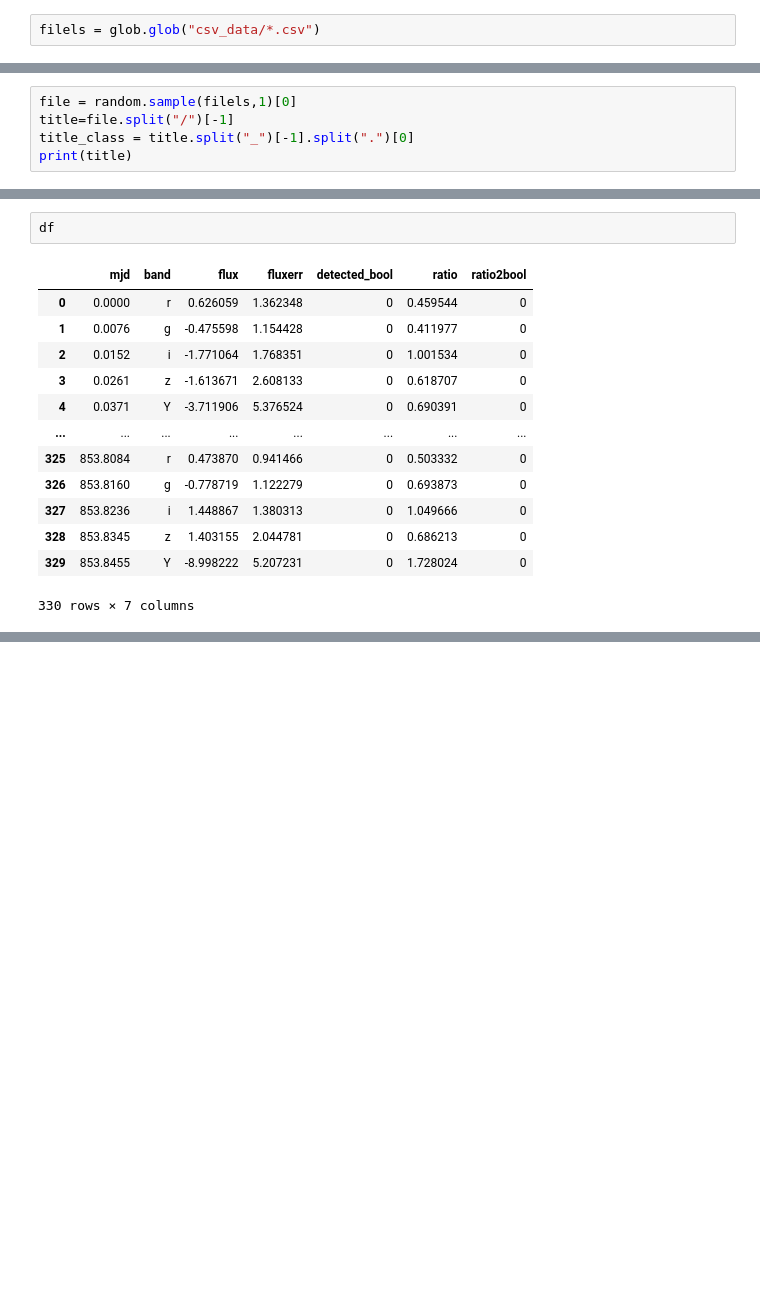
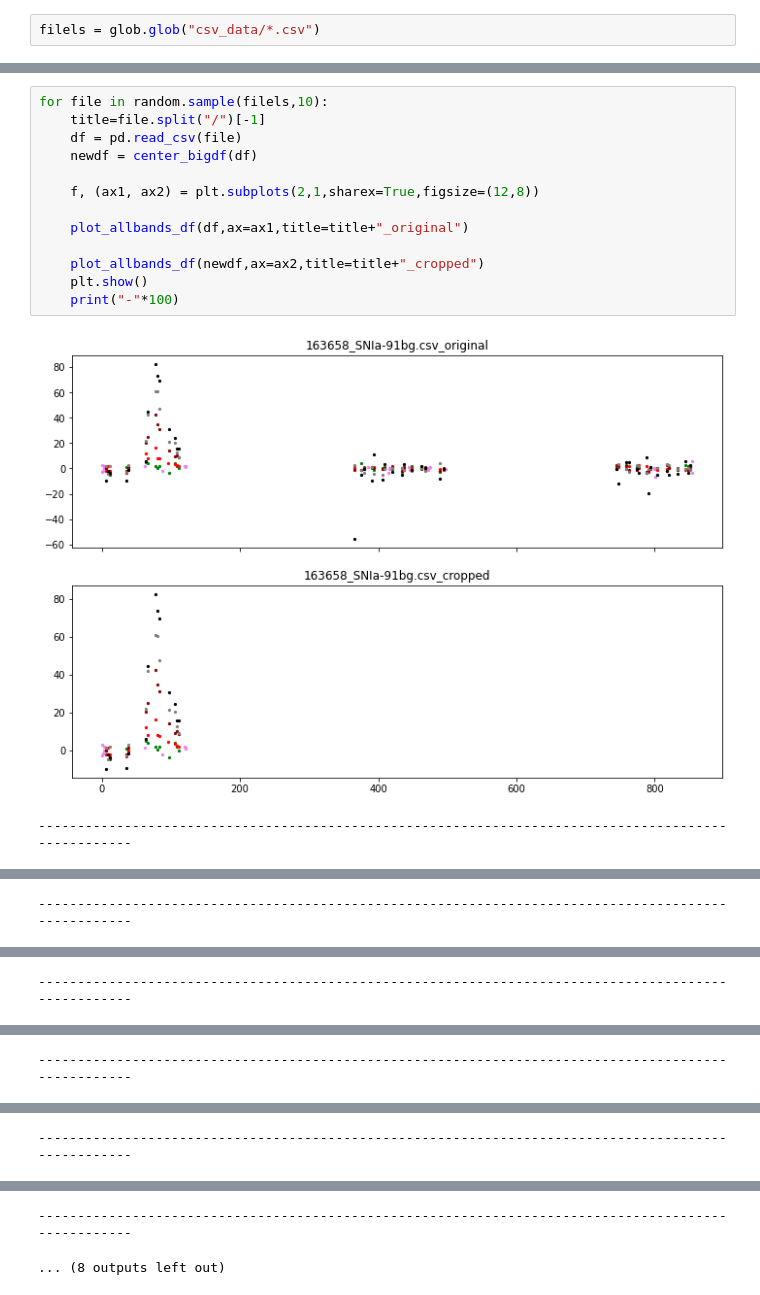
Before and after one commit to sidchaini/centering-time-series-plasticc, a Jupyter notebook: final_exp.ipynb, the cells around one changed output, grey strips where cells are left out. Cells and saved outputs as stored; diff of their text form; blank space fills up the shorter version.

```diff
--- a/final_exp.ipynb
+++ b/final_exp.ipynb
@@ -40,5 +86,0 @@ filels = glob.glob("csv_data/*.csv")
-# %%
-file = random.sample(filels,1)[0]
-title=file.split("/")[-1]
-title_class = title.split("_")[-1].split(".")[0]
-print(title)
@@ -161,16 +87,16 @@ df.loc[(df["mjd"] >= mjdlim_lower) & (df["mjd"] <= mjdlim_upper),"ratio2bool"] =
-# %%
-df
-# %% [output]
-|  | mjd | band | flux | fluxerr | detected_bool | ratio | ratio2bool |
-| 0 | 0.0000 | r | 0.626059 | 1.362348 | 0 | 0.459544 | 0 |
-| 1 | 0.0076 | g | -0.475598 | 1.154428 | 0 | 0.411977 | 0 |
-| 2 | 0.0152 | i | -1.771064 | 1.768351 | 0 | 1.001534 | 0 |
-| 3 | 0.0261 | z | -1.613671 | 2.608133 | 0 | 0.618707 | 0 |
-| 4 | 0.0371 | Y | -3.711906 | 5.376524 | 0 | 0.690391 | 0 |
-| ... | ... | ... | ... | ... | ... | ... | ... |
-| 325 | 853.8084 | r | 0.473870 | 0.941466 | 0 | 0.503332 | 0 |
-| 326 | 853.8160 | g | -0.778719 | 1.122279 | 0 | 0.693873 | 0 |
-| 327 | 853.8236 | i | 1.448867 | 1.380313 | 0 | 1.049666 | 0 |
-| 328 | 853.8345 | z | 1.403155 | 2.044781 | 0 | 0.686213 | 0 |
-| 329 | 853.8455 | Y | -8.998222 | 5.207231 | 0 | 1.728024 | 0 |
-330 rows × 7 columns
+# %%
+for file in random.sample(filels,10):
+    title=file.split("/")[-1]
+    df = pd.read_csv(file)
+    newdf = center_bigdf(df)
+
+    f, (ax1, ax2) = plt.subplots(2,1,sharex=True,figsize=(12,8))
+
+    plot_allbands_df(df,ax=ax1,title=title+"_original")
+
+    plot_allbands_df(newdf,ax=ax2,title=title+"_cropped")
+    plt.show()
+    print("-"*100)
+# %% [output]
+[figure, added]
+----------------------------------------------------------------------------------------------------
@@ -176,0 +104 @@ df
+----------------------------------------------------------------------------------------------------
@@ -176,0 +106 @@ df
+----------------------------------------------------------------------------------------------------
@@ -176,0 +108 @@ df
+----------------------------------------------------------------------------------------------------
@@ -176,0 +110 @@ df
+----------------------------------------------------------------------------------------------------
@@ -176,0 +112,2 @@ df
+----------------------------------------------------------------------------------------------------
+... (8 outputs left out)
```
Also changed, not shown: parts of 8 cells of this notebook.
